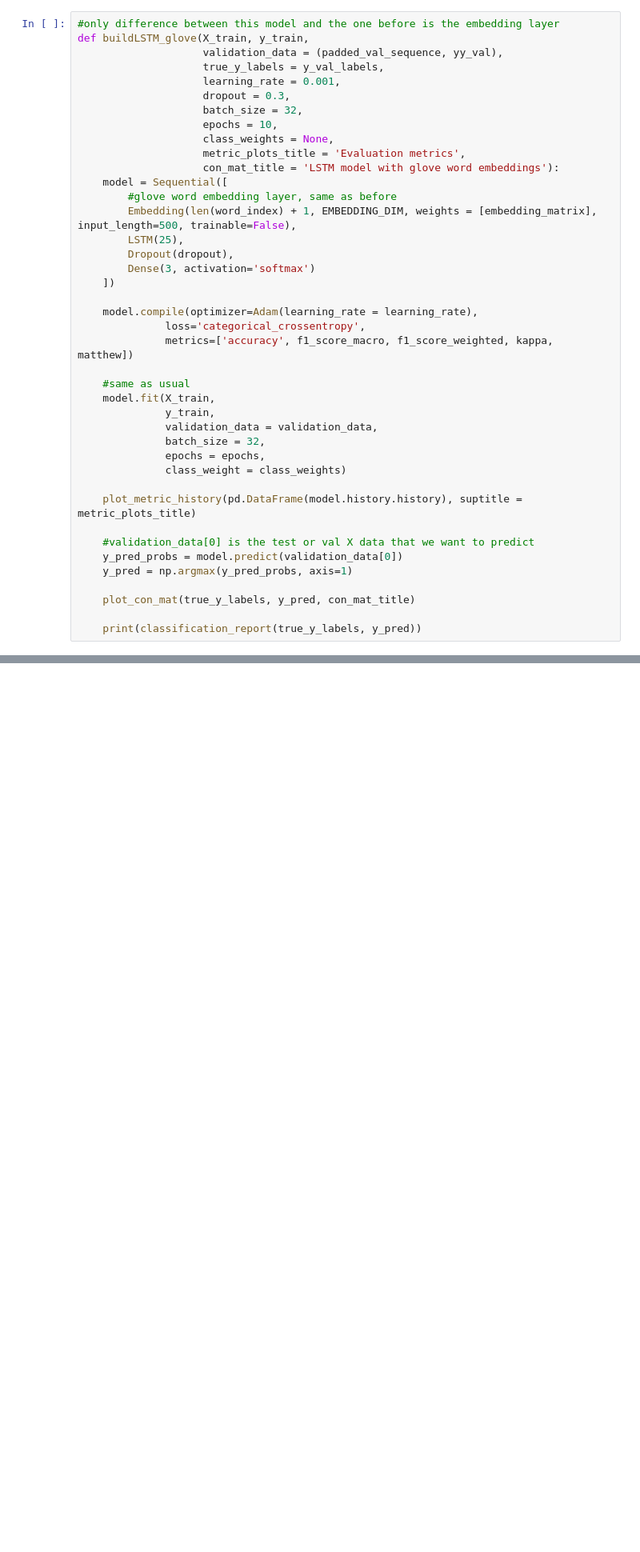
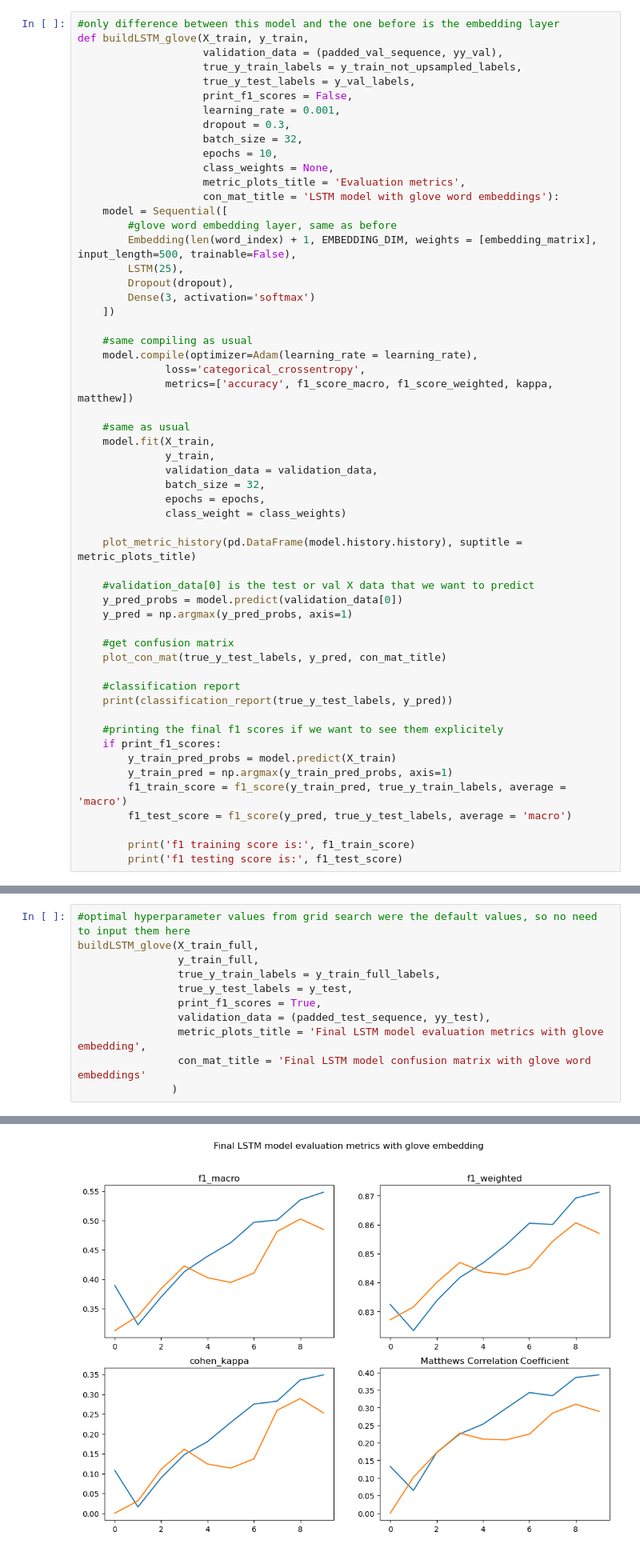
Before and after one commit to RavinderRai/amazon_instrument_sentiment_analysis, a Jupyter notebook: notebooks/Pre-Processing_and_Modelling.ipynb, the cells around one changed output, grey strips where cells are left out. Shown at 80% size. Drawn from its saved outputs; the diff is of its cells as text; blank space fills up the shorter version.

```diff
--- a/notebooks/Pre-Processing_and_Modelling.ipynb
+++ b/notebooks/Pre-Processing_and_Modelling.ipynb
@@ -1686,7 +1698,9 @@ Now let's try glove word embeddings for the LSTM model. Again, just on the regul
 #only difference between this model and the one before is the embedding layer
 def buildLSTM_glove(X_train, y_train,
                     validation_data = (padded_val_sequence, yy_val),
-                    true_y_labels = y_val_labels,
+                    true_y_train_labels = y_train_not_upsampled_labels,
+                    true_y_test_labels = y_val_labels,
+                    print_f1_scores = False,
                     learning_rate = 0.001,
                     dropout = 0.3,
                     batch_size = 32,
@@ -1702,6 +1716,7 @@ def buildLSTM_glove(X_train, y_train,
         Dense(3, activation='softmax')
     ])
 
+    #same compiling as usual
     model.compile(optimizer=Adam(learning_rate = learning_rate),
               loss='categorical_crossentropy',
               metrics=['accuracy', f1_score_macro, f1_score_weighted, kappa, matthew])
@@ -1720,9 +1735,21 @@ def buildLSTM_glove(X_train, y_train,
     y_pred_probs = model.predict(validation_data[0])
     y_pred = np.argmax(y_pred_probs, axis=1)
 
-    plot_con_mat(true_y_labels, y_pred, con_mat_title)
+    #get confusion matrix
+    plot_con_mat(true_y_test_labels, y_pred, con_mat_title)
 
-    print(classification_report(true_y_labels, y_pred))
+    #classification report
+    print(classification_report(true_y_test_labels, y_pred))
+
+    #printing the final f1 scores if we want to see them explicitely
+    if print_f1_scores:
+        y_train_pred_probs = model.predict(X_train)
+        y_train_pred = np.argmax(y_train_pred_probs, axis=1)
+        f1_train_score = f1_score(y_train_pred, true_y_train_labels, average = 'macro')
+        f1_test_score = f1_score(y_pred, true_y_test_labels, average = 'macro')
+
+        print('f1 training score is:', f1_train_score)
+        print('f1 testing score is:', f1_test_score)
 # %% [markdown]
 First the non-upsampled regular data.
 # %%
@@ -2113,0 +2075,12 @@ weighted avg       0.85      0.88      0.86      1924
+# %%
+#optimal hyperparameter values from grid search were the default values, so no need to input them here
+buildLSTM_glove(X_train_full,
+                y_train_full,
+                true_y_train_labels = y_train_full_labels,
+                true_y_test_labels = y_test,
+                print_f1_scores = True,
+                validation_data = (padded_test_sequence, yy_test),
+                metric_plots_title = 'Final LSTM model evaluation metrics with glove embedding',
+                con_mat_title = 'Final LSTM model confusion matrix with glove word embeddings'
+               )
+# %% [output]
@@ -2113,0 +2107 @@ weighted avg       0.85      0.88      0.86      1924
+[figure, added]
```
Also changed, not shown: parts of 28 cells of this notebook.
